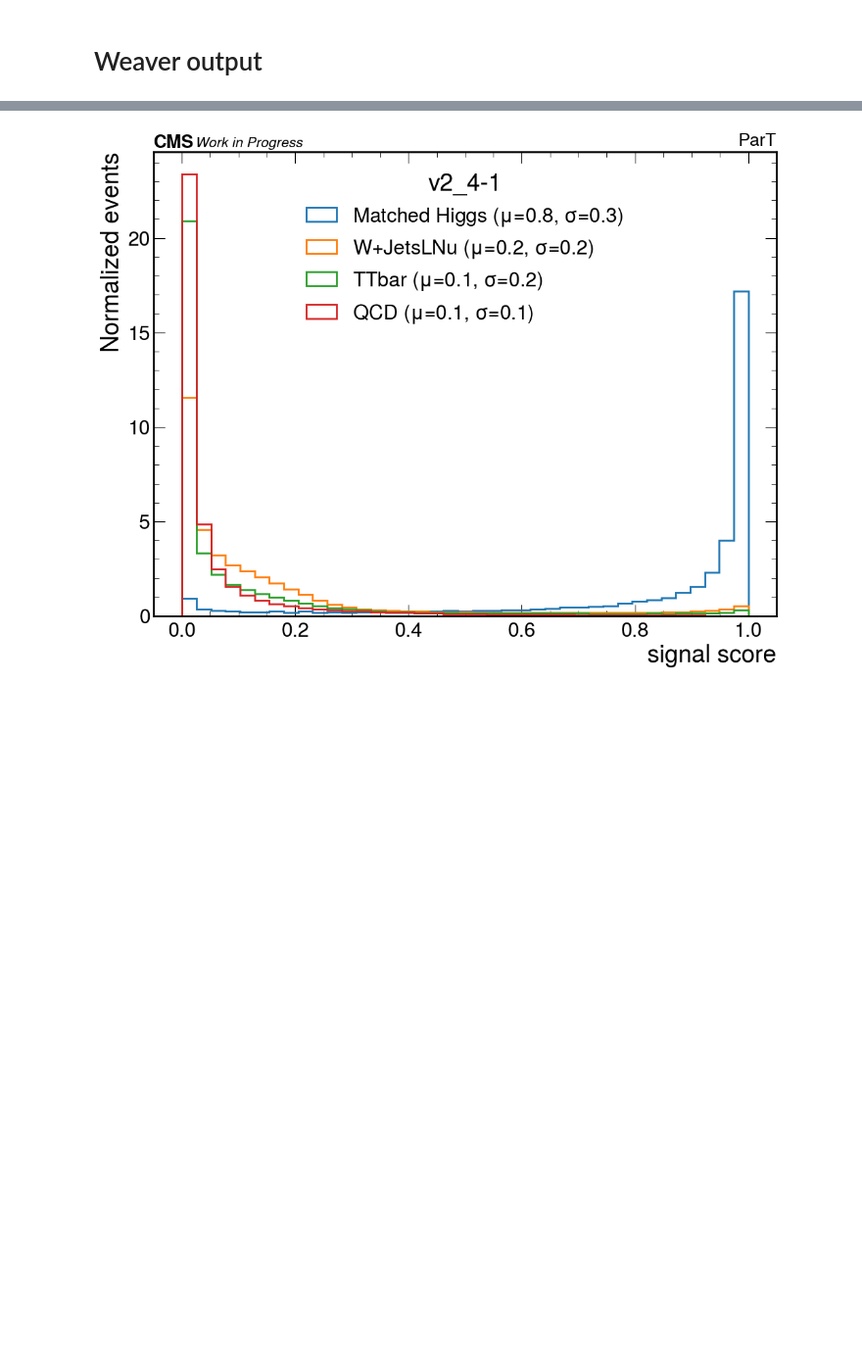
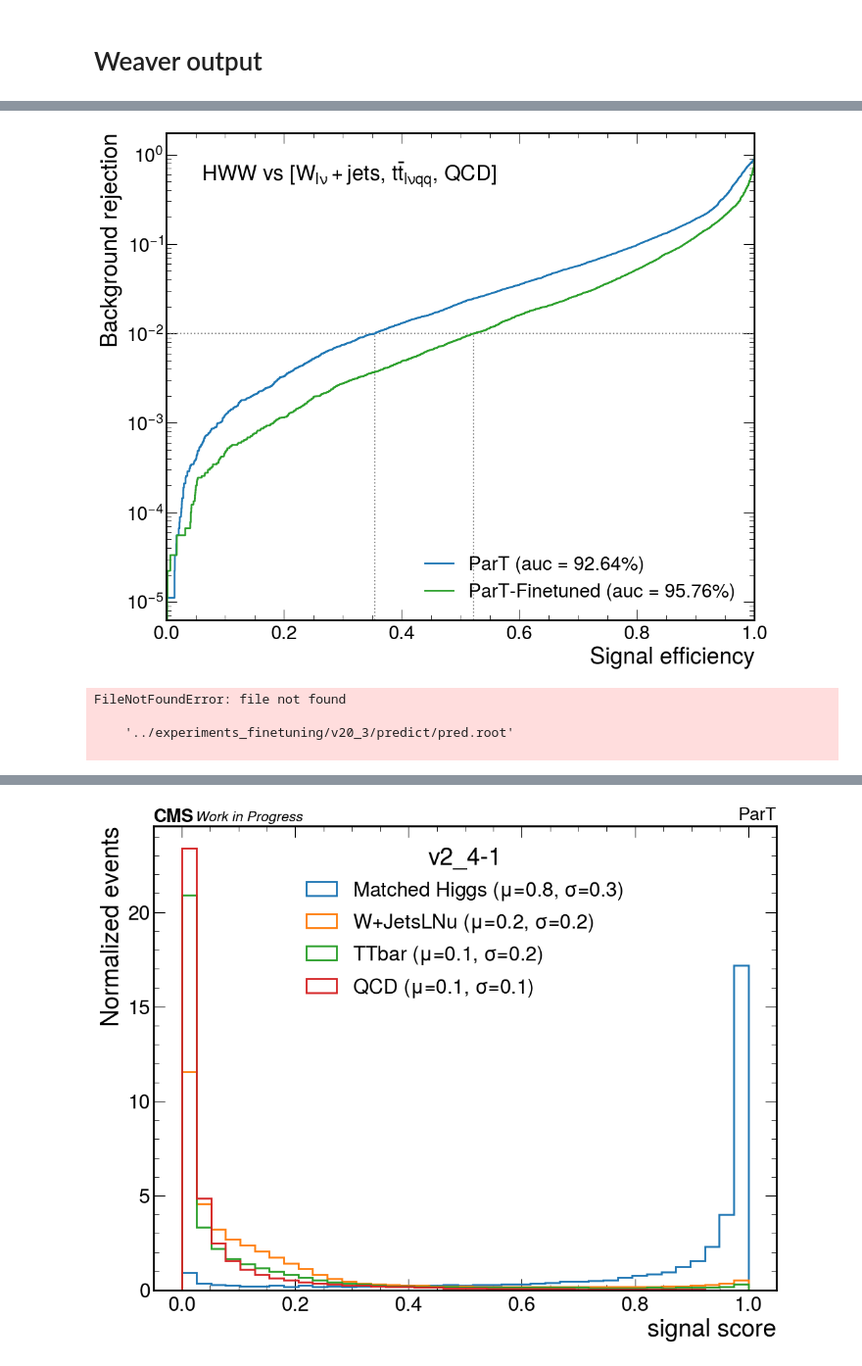
Before and after one commit to farakiko/weaver-core-dev, a Jupyter notebook: notebooks/tagger_finetuning.ipynb, the cells around one changed output, grey strips where cells are left out. Shown at 98% size. Drawn from its saved outputs; the diff is of its cells as text; code cells hidden in the pictures; blank space fills up the shorter version.

```diff
--- a/notebooks/tagger_finetuning.ipynb
+++ b/notebooks/tagger_finetuning.ipynb
@@ -412,2 +338,0 @@ def make_roc3(events, save_as=None, msk=None):
-# %%
-events = uproot.open(f"../experiments_finetuning/v3_1/predict/pred.root")["Events"]
@@ -462,0 +402,13 @@ v2_10_12          v2_nor2           v2_r1
+# %%
+events = uproot.open(f"../experiments_finetuning/v35_12_9/predict/pred.root")["Events"]
+make_roc(events, bkg="all")
+# %% [output]
+[figure, added]
+# %%
+events = uproot.open(f"../experiments_finetuning/v20_3/predict/pred.root")["Events"]
+make_roc(events, bkg="all")
+# %% [output]
+FileNotFoundError: file not found
+
+    '../experiments_finetuning/v20_3/predict/pred.root'
+
```
Also changed, not shown: parts of 24 cells of this notebook, 14 other files.
